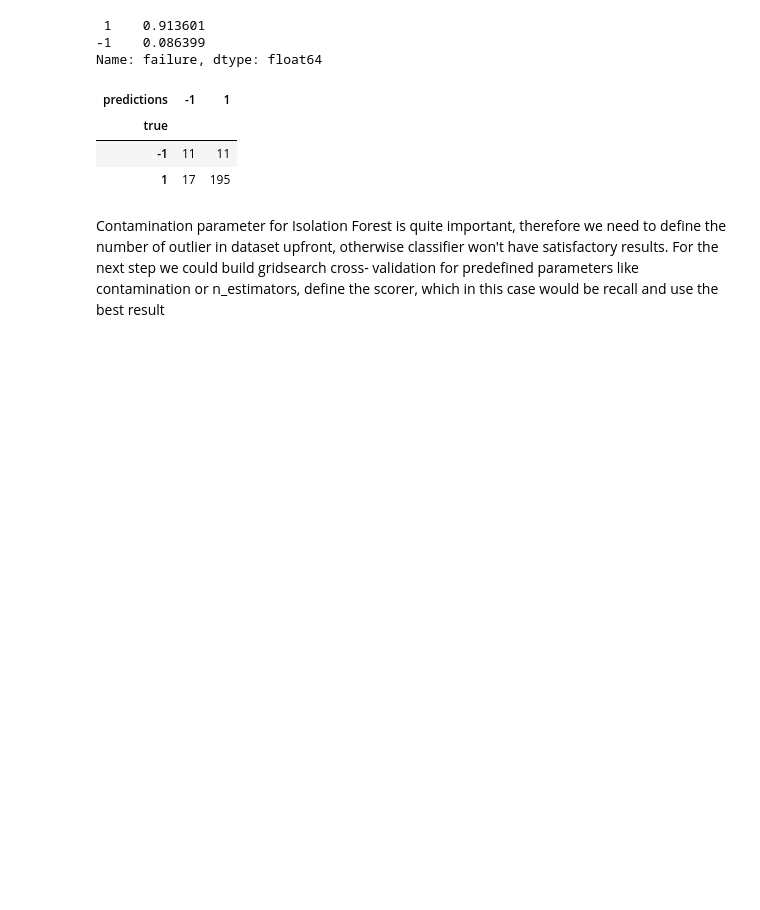
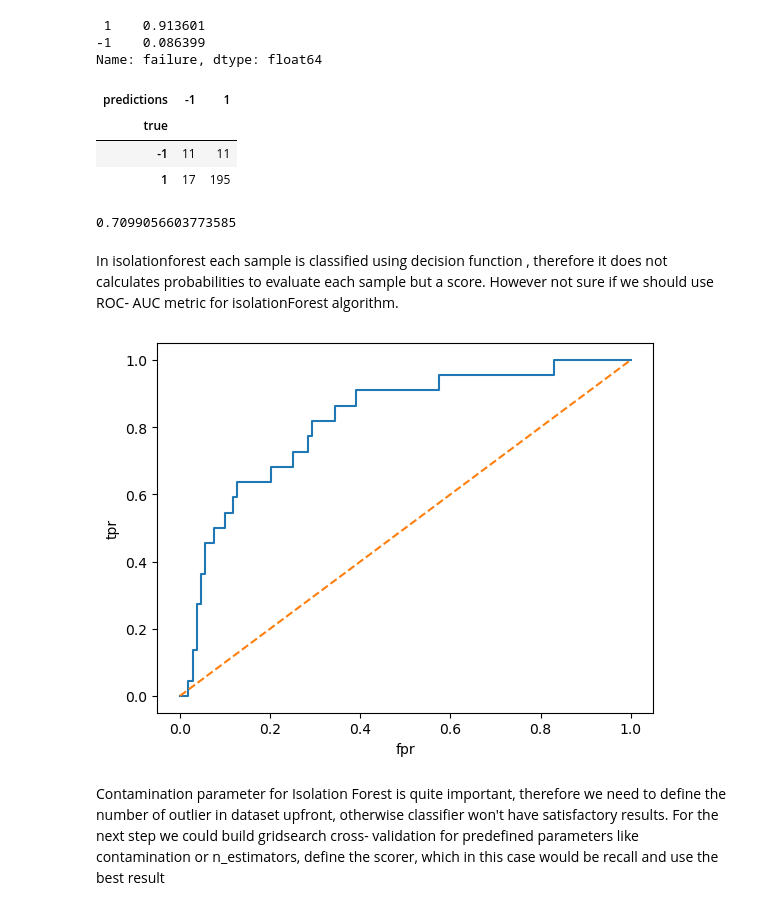
Before and after one commit to tamaricki/Projects, a Jupyter notebook: predictive_maintenance.ipynb, the cells around one changed output. Saved outputs shown, nothing was run; the diff lists cells and outputs as text; code cells hidden in the pictures; blank space fills up the shorter version.

```diff
--- a/predictive_maintenance.ipynb
+++ b/predictive_maintenance.ipynb
@@ -440,6 +440,24 @@ pd.crosstab(y2_test, y2_pred, rownames=['true'], colnames=['predictions'])
 | true |  |  |
 | -1 | 11 | 11 |
 | 1 | 17 | 195 |
+# %%
+iso_roc = roc_auc_score(y2_test, y2_pred)
+iso_roc
+# %% [output]
+0.7099056603773585
+# %% [markdown]
+In isolationforest each sample is classified using decision function , therefore it does not calculates probabilities to evaluate each sample but a score. However not sure if we should use ROC- AUC metric for isolationForest algorithm.
+# %%
+iso_scores = abs(iso.score_samples(x2_test))
+
+iso_fpr, iso_tpr, i_thresholds = roc_curve(y2_test, iso_scores)
+plt.plot(iso_tpr, iso_fpr, label='ROC score: {}'.format(round(iso_roc),4))
+plt.xlabel('fpr')
+plt.ylabel('tpr')
+plt.plot([0,1], [0,1], linestyle='--')
+plt.show()
+# %% [output]
+[figure, added]
 # %% [markdown]
 Contamination parameter for Isolation Forest is quite important, therefore we need to define the number of outlier in dataset upfront, otherwise classifier won't have satisfactory results.
 For the next step we could build gridsearch cross- validation for predefined parameters like contamination or n_estimators, define the scorer, which in this case would be recall and use the best result
```
